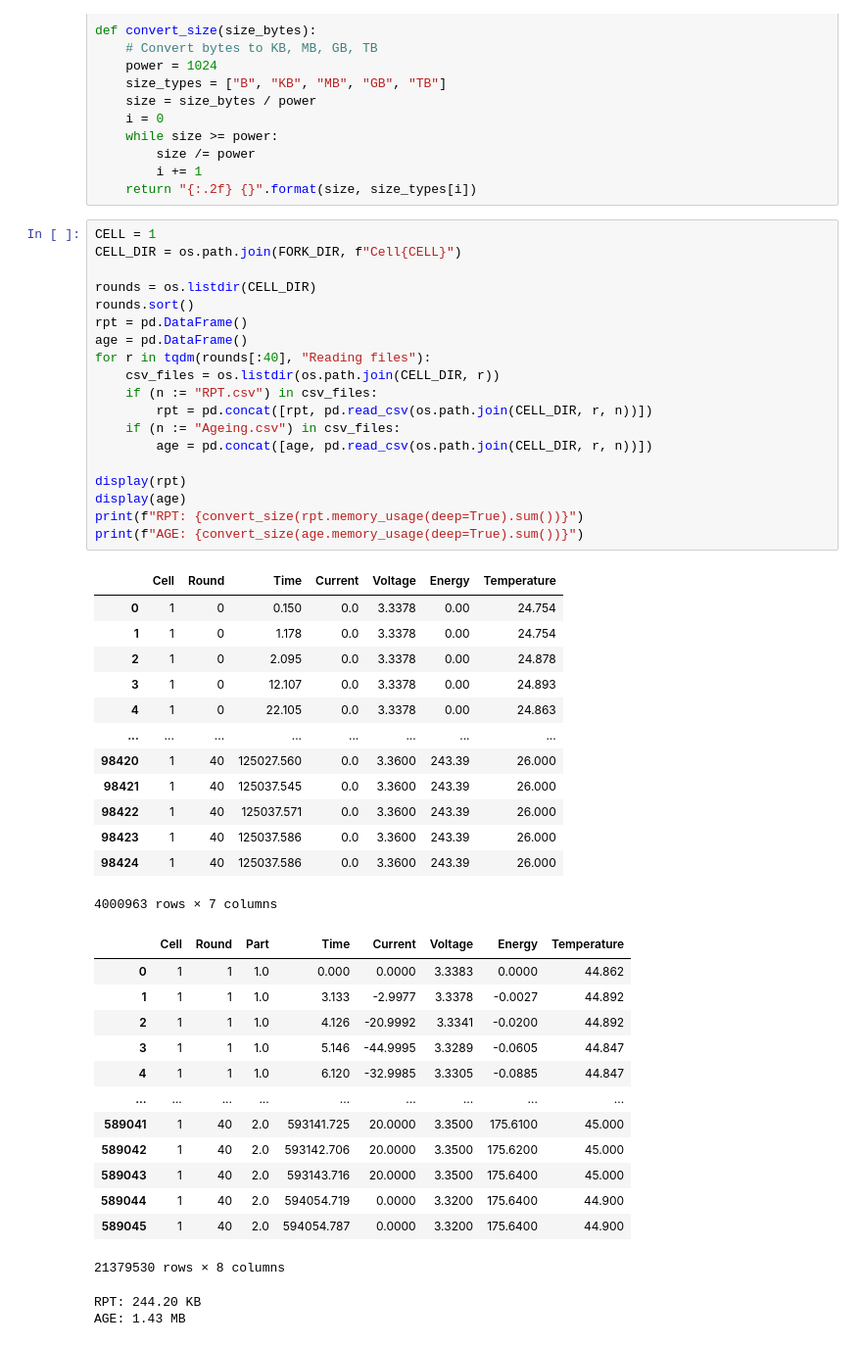
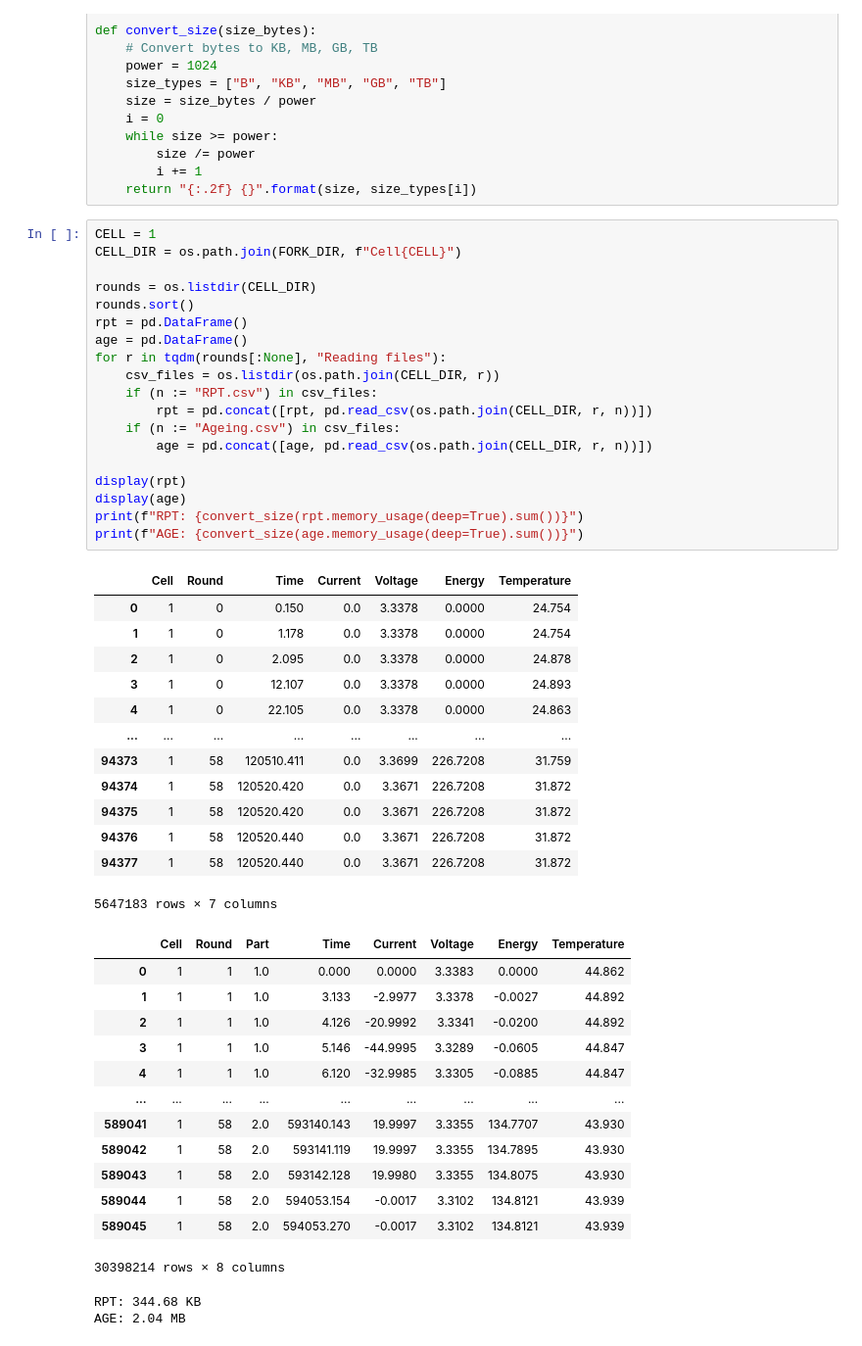
Before and after one commit to prognostics-lab/lion, a Jupyter notebook: forklift.ipynb, the cells around one changed output. Shown at 98% size. Saved outputs shown, nothing was run; the diff lists cells and outputs as text.

```diff
--- a/forklift.ipynb
+++ b/forklift.ipynb
@@ -23,36 +23,36 @@ def convert_size(size_bytes):
 # %%
 CELL = 1
 CELL_DIR = os.path.join(FORK_DIR, f"Cell{CELL}")
 
 rounds = os.listdir(CELL_DIR)
 rounds.sort()
 rpt = pd.DataFrame()
 age = pd.DataFrame()
-for r in tqdm(rounds[:40], "Reading files"):
+for r in tqdm(rounds[:None], "Reading files"):
     csv_files = os.listdir(os.path.join(CELL_DIR, r))
     if (n := "RPT.csv") in csv_files:
         rpt = pd.concat([rpt, pd.read_csv(os.path.join(CELL_DIR, r, n))])
     if (n := "Ageing.csv") in csv_files:
         age = pd.concat([age, pd.read_csv(os.path.join(CELL_DIR, r, n))])
 
 display(rpt)
 display(age)
 print(f"RPT: {convert_size(rpt.memory_usage(deep=True).sum())}")
 print(f"AGE: {convert_size(age.memory_usage(deep=True).sum())}")
 # %% [output]
 |  | Cell | Round | Time | Current | Voltage | Energy | Temperature |
-| 0 | 1 | 0 | 0.150 | 0.0 | 3.3378 | 0.00 | 24.754 |
-| 1 | 1 | 0 | 1.178 | 0.0 | 3.3378 | 0.00 | 24.754 |
-| 2 | 1 | 0 | 2.095 | 0.0 | 3.3378 | 0.00 | 24.878 |
-| 3 | 1 | 0 | 12.107 | 0.0 | 3.3378 | 0.00 | 24.893 |
-| 4 | 1 | 0 | 22.105 | 0.0 | 3.3378 | 0.00 | 24.863 |
+| 0 | 1 | 0 | 0.150 | 0.0 | 3.3378 | 0.0000 | 24.754 |
+| 1 | 1 | 0 | 1.178 | 0.0 | 3.3378 | 0.0000 | 24.754 |
+| 2 | 1 | 0 | 2.095 | 0.0 | 3.3378 | 0.0000 | 24.878 |
+| 3 | 1 | 0 | 12.107 | 0.0 | 3.3378 | 0.0000 | 24.893 |
+| 4 | 1 | 0 | 22.105 | 0.0 | 3.3378 | 0.0000 | 24.863 |
 | ... | ... | ... | ... | ... | ... | ... | ... |
-| 98420 | 1 | 40 | 125027.560 | 0.0 | 3.3600 | 243.39 | 26.000 |
-| 98421 | 1 | 40 | 125037.545 | 0.0 | 3.3600 | 243.39 | 26.000 |
-| 98422 | 1 | 40 | 125037.571 | 0.0 | 3.3600 | 243.39 | 26.000 |
-| 98423 | 1 | 40 | 125037.586 | 0.0 | 3.3600 | 243.39 | 26.000 |
-| 98424 | 1 | 40 | 125037.586 | 0.0 | 3.3600 | 243.39 | 26.000 |
+| 94373 | 1 | 58 | 120510.411 | 0.0 | 3.3699 | 226.7208 | 31.759 |
+| 94374 | 1 | 58 | 120520.420 | 0.0 | 3.3671 | 226.7208 | 31.872 |
+| 94375 | 1 | 58 | 120520.420 | 0.0 | 3.3671 | 226.7208 | 31.872 |
+| 94376 | 1 | 58 | 120520.440 | 0.0 | 3.3671 | 226.7208 | 31.872 |
+| 94377 | 1 | 58 | 120520.440 | 0.0 | 3.3671 | 226.7208 | 31.872 |
-4000963 rows × 7 columns
+5647183 rows × 7 columns
 |  | Cell | Round | Part | Time | Current | Voltage | Energy | Temperature |
 | 0 | 1 | 1 | 1.0 | 0.000 | 0.0000 | 3.3383 | 0.0000 | 44.862 |
 | 1 | 1 | 1 | 1.0 | 3.133 | -2.9977 | 3.3378 | -0.0027 | 44.892 |
@@ -60,11 +60,11 @@ print(f"AGE: {convert_size(age.memory_usage(deep=True).sum())}")
 | 3 | 1 | 1 | 1.0 | 5.146 | -44.9995 | 3.3289 | -0.0605 | 44.847 |
 | 4 | 1 | 1 | 1.0 | 6.120 | -32.9985 | 3.3305 | -0.0885 | 44.847 |
 | ... | ... | ... | ... | ... | ... | ... | ... | ... |
-| 589041 | 1 | 40 | 2.0 | 593141.725 | 20.0000 | 3.3500 | 175.6100 | 45.000 |
-| 589042 | 1 | 40 | 2.0 | 593142.706 | 20.0000 | 3.3500 | 175.6200 | 45.000 |
-| 589043 | 1 | 40 | 2.0 | 593143.716 | 20.0000 | 3.3500 | 175.6400 | 45.000 |
-| 589044 | 1 | 40 | 2.0 | 594054.719 | 0.0000 | 3.3200 | 175.6400 | 44.900 |
-| 589045 | 1 | 40 | 2.0 | 594054.787 | 0.0000 | 3.3200 | 175.6400 | 44.900 |
+| 589041 | 1 | 58 | 2.0 | 593140.143 | 19.9997 | 3.3355 | 134.7707 | 43.930 |
+| 589042 | 1 | 58 | 2.0 | 593141.119 | 19.9997 | 3.3355 | 134.7895 | 43.930 |
+| 589043 | 1 | 58 | 2.0 | 593142.128 | 19.9980 | 3.3355 | 134.8075 | 43.930 |
+| 589044 | 1 | 58 | 2.0 | 594053.154 | -0.0017 | 3.3102 | 134.8121 | 43.939 |
+| 589045 | 1 | 58 | 2.0 | 594053.270 | -0.0017 | 3.3102 | 134.8121 | 43.939 |
-21379530 rows × 8 columns
+30398214 rows × 8 columns
-RPT: 244.20 KB
-AGE: 1.43 MB
+RPT: 344.68 KB
+AGE: 2.04 MB
```
Also changed, not shown: parts of 3 cells of this notebook.
